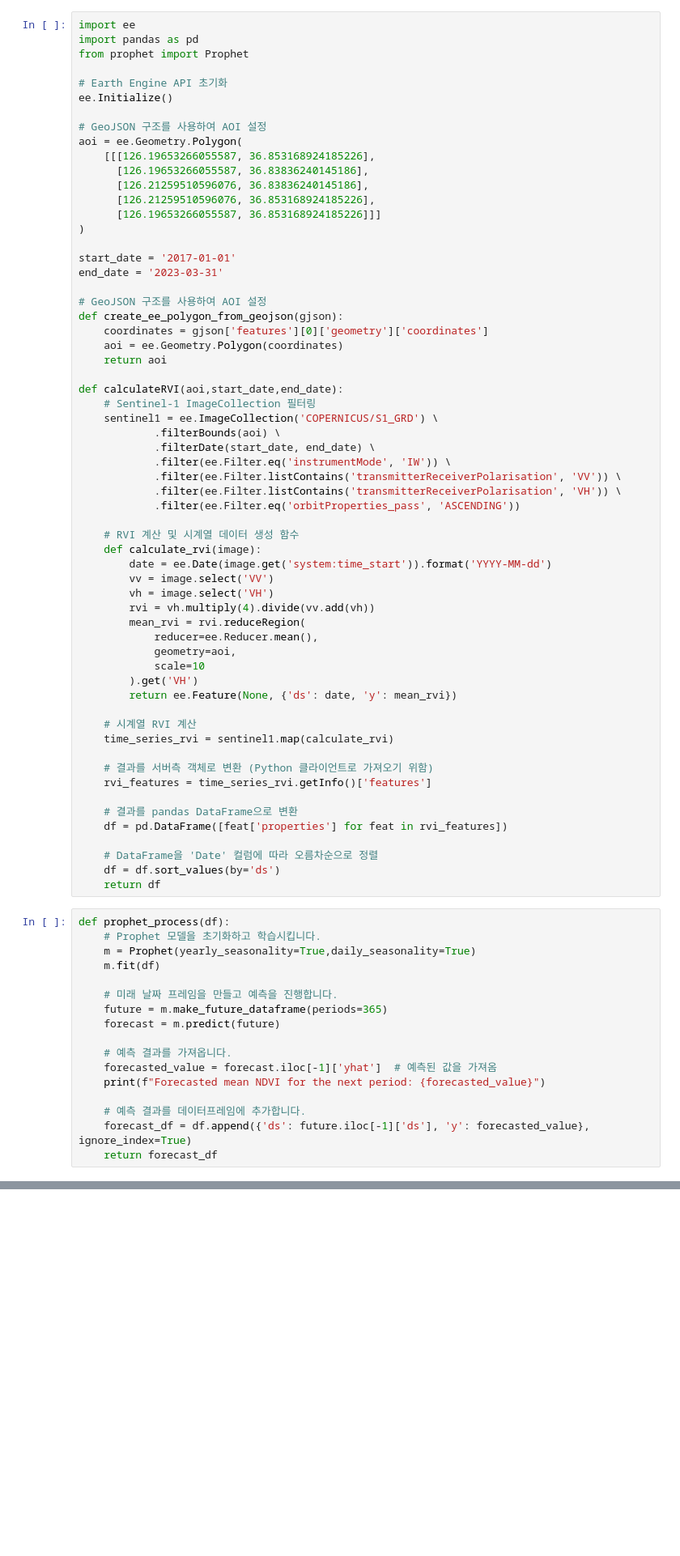
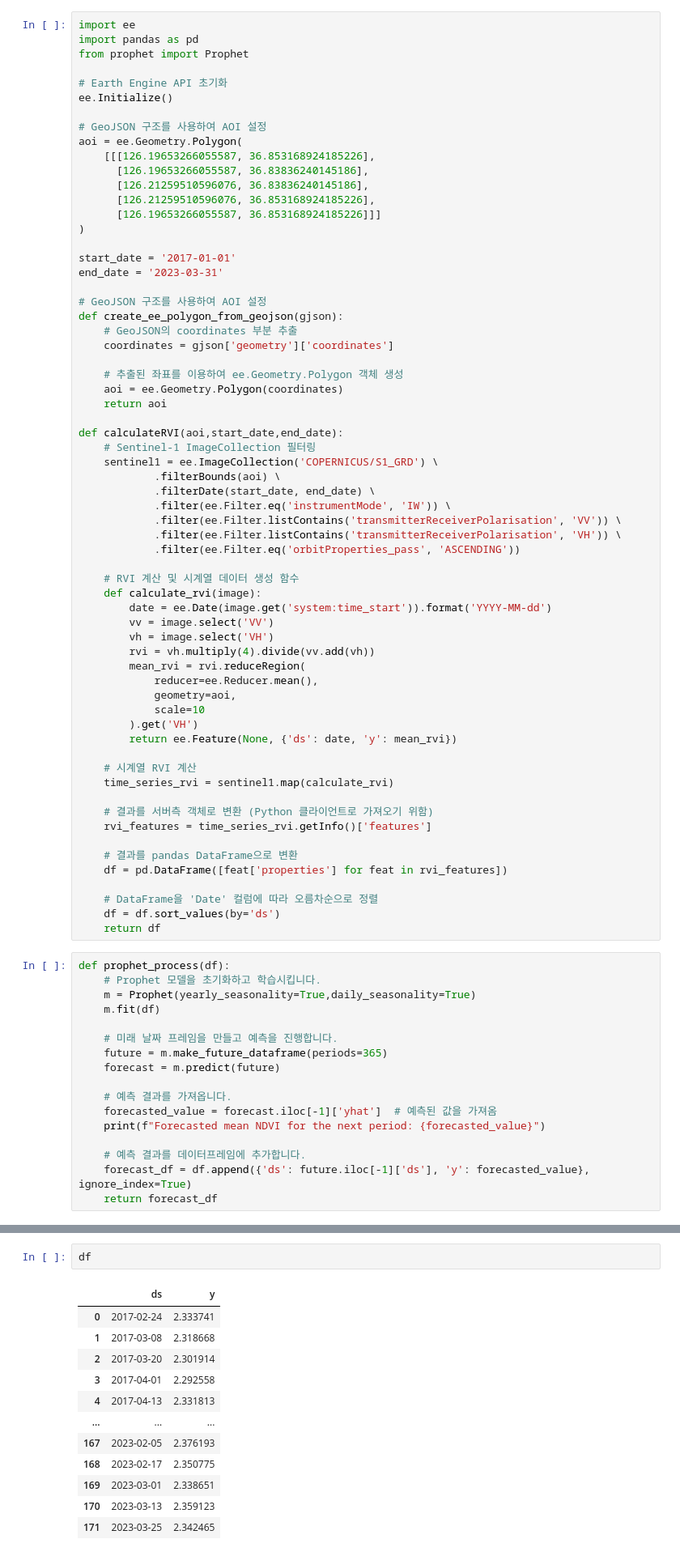
Before and after one commit to Ojung-ii/Bluecarbon-Surveillence-Service-with-Sentinel-Satellite, a Jupyter notebook: study/gunwoda/1108.ipynb, the cells around one changed output, grey strips where cells are left out. Shown: that part at 81% size. Drawn from its saved outputs; the diff is of its cells as text; blank space fills up the shorter version.

```diff
--- a/study/gunwoda/1108.ipynb
+++ b/study/gunwoda/1108.ipynb
@@ -20,7 +20,10 @@ end_date = '2023-03-31'
 
 # GeoJSON 구조를 사용하여 AOI 설정
 def create_ee_polygon_from_geojson(gjson):
-    coordinates = gjson['features'][0]['geometry']['coordinates']
+    # GeoJSON의 coordinates 부분 추출
+    coordinates = gjson['geometry']['coordinates']
+
+    # 추출된 좌표를 이용하여 ee.Geometry.Polygon 객체 생성
     aoi = ee.Geometry.Polygon(coordinates)
     return aoi
 
@@ -78,0 +185,15 @@ def prophet_process(df):
+# %%
+df
+# %% [output]
+|  | ds | y |
+| 0 | 2017-02-24 | 2.333741 |
+| 1 | 2017-03-08 | 2.318668 |
+| 2 | 2017-03-20 | 2.301914 |
+| 3 | 2017-04-01 | 2.292558 |
+| 4 | 2017-04-13 | 2.331813 |
+| ... | ... | ... |
+| 167 | 2023-02-05 | 2.376193 |
+| 168 | 2023-02-17 | 2.350775 |
+| 169 | 2023-03-01 | 2.338651 |
+| 170 | 2023-03-13 | 2.359123 |
+| 171 | 2023-03-25 | 2.342465 |
```
Also changed, not shown: parts of 11 cells of this notebook, 1 other file.
